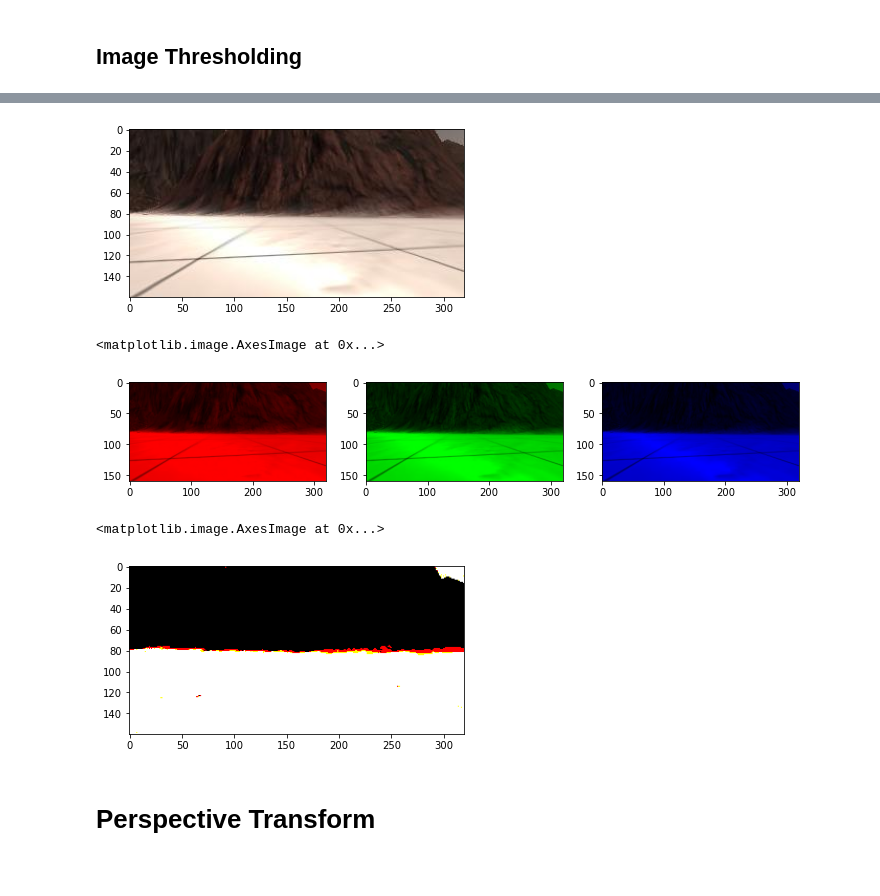
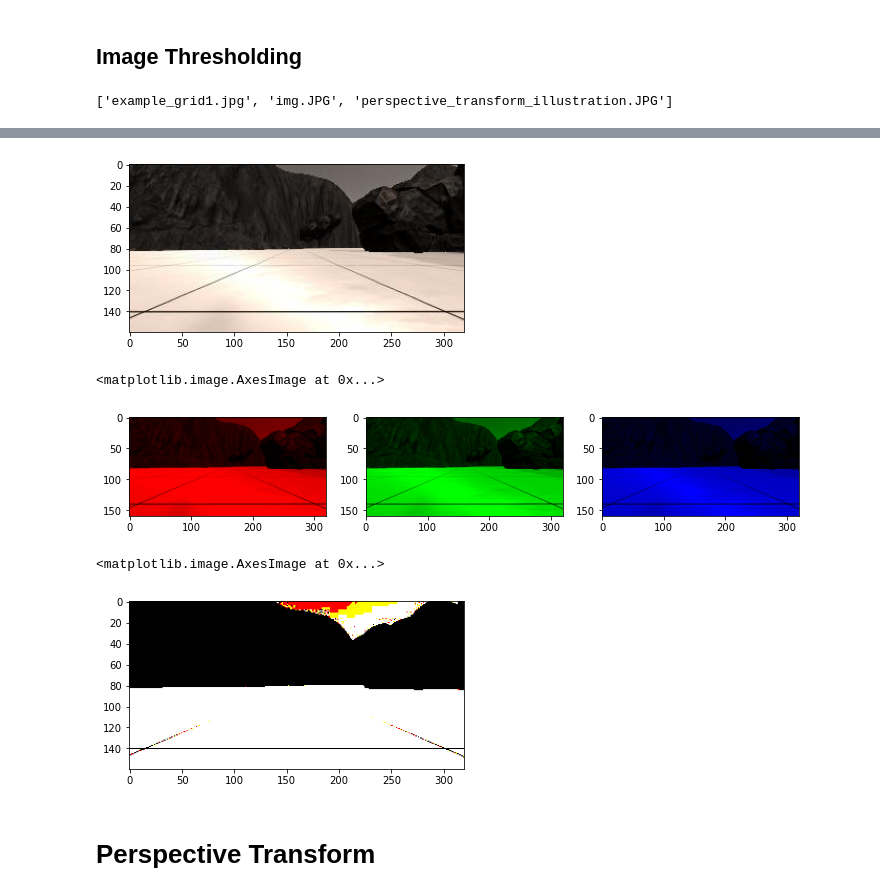
Before and after one commit to T-rex007/RobotNavigable-Terrain-Processing, a Jupyter notebook: RobotSampleAndReturnImageProcessing.ipynb, the cells around one changed output, grey strips where cells are left out. Drawn from its saved outputs; the diff is of its cells as text; code cells hidden in the pictures.

```diff
--- a/RobotSampleAndReturnImageProcessing.ipynb
+++ b/RobotSampleAndReturnImageProcessing.ipynb
@@ -15,6 +15,10 @@ Using Udacity's Roversim simulator
 # %%
 os.listdir('simdata')
 telemetry_data = pd.read_csv('simdata/robot_log.csv', sep = ';')
+# %%
+os.listdir('images')
+# %% [output]
+['example_grid1.jpg', 'img.JPG', 'perspective_transform_illustration.JPG']
 # %%
 telemetry_data.head()
 # %% [output]
@@ -25,12 +29,12 @@ telemetry_data.head()
 | 3 | C:\Users\user\workspace\robots\si... | 0.0 | 0.0 | 0.0 | 0.0 | 99.66999 | 85.58897 | 0.000239 | 41.86549 | 5.014044e-07 |
 | 4 | C:\Users\user\workspace\robots\si... | 0.0 | 0.0 | 0.0 | 0.0 | 99.66999 | 85.58897 | 0.000239 | 41.86549 | 1.434242e-06 |
 # %%
-filename = 'sample_images/robot_sample1.jpg'
+filename = 'images/example_grid1.jpg'
 image = mpimg.imread(filename)
 plt.imshow(image)
 plt.show()
 # %% [output]
-[figure, old version]
+[figure, new version]
 # %%
 chan = np.copy(image)
 ### Red Channel (Channel 0)
@@ -54,7 +58,7 @@ plt.subplot(133)
 plt.imshow(chan_blue)
 # %% [output]
 <matplotlib.image.AxesImage at 0x...>
-[figure, old version]
+[figure, new version]
 # %%
 def colorThreshold(img, rbg_threshold = (100,100,100)):
     """
@@ -79,7 +83,7 @@ test = colorThreshold(chan, rbg_threshold = (100,100,100))
 plt.imshow(test)
 # %% [output]
 <matplotlib.image.AxesImage at 0x...>
-[figure, old version]
+[figure, new version]
 # %% [markdown]
 # Perspective Transform
 # %% [markdown]
```
Also changed, not shown: parts of 13 cells of this notebook, 1 other file.
